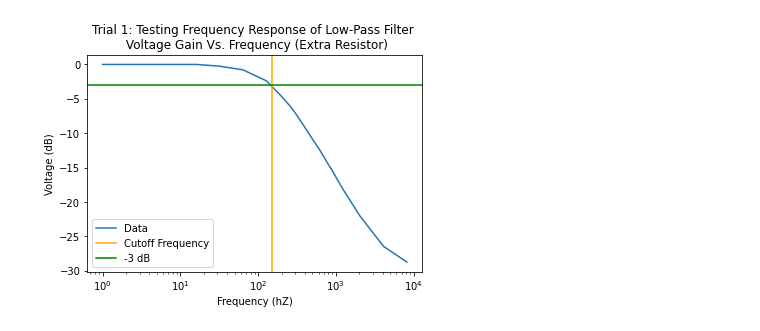
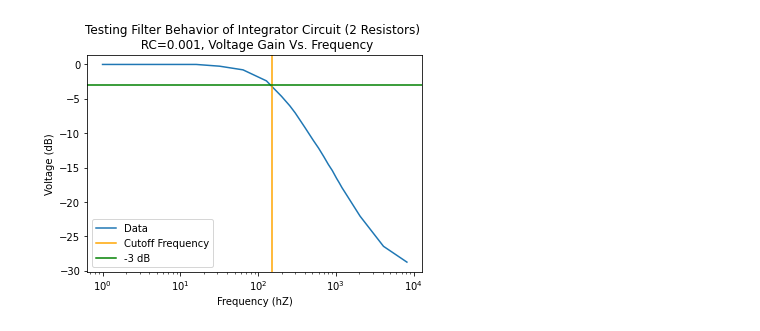
Before and after one commit to matthew-ding/physics5bl, a Jupyter notebook: Capstone/FilterData.ipynb, the cells around one changed output. Saved outputs shown, nothing was run; the diff lists cells and outputs as text; code cells hidden in the pictures.

```diff
--- a/Capstone/FilterData.ipynb
+++ b/Capstone/FilterData.ipynb
@@ -43,14 +43,14 @@ Vpp6 = np.array([1.12, 1.1, 1.08, 1, 0.8, 0.54, 0.288, 0.252, 0.23, 0.224, 0.21,
 f7 = np.array([1, 2, 4, 8, 16, 32, 64, 75, 85, 90, 95, 100, 105, 110, 115, 120, 125, 150, 200, 400, 800, 1600])
 Vpp7 = np.array([1.12, 1.12, 1.12, 1.04, 0.84, 0.488, 0.272, 0.24, 0.216, 0.202, 0.194, 0.184, 0.178, 0.17, 0.164, 0.16, 0.152, 0.132, 0.106, 0.066, 0.044, 0.034])
 # %%
-plt.title('Trial 1: Testing Frequency Response of Low-Pass Filter \n Voltage Gain Vs. Frequency (Extra Resistor)')
+plt.title('Testing Filter Behavior of Integrator Circuit (2 Resistors) \n RC=0.001, Voltage Gain Vs. Frequency')
 plt.xlabel('Frequency (hZ)')
 plt.ylabel('Voltage (dB)')
 plt.semilogx(f1, Vout_to_gain(Vpp1, Vpp1[0]), label='Data')
 plt.axvline(x = 150, color = 'orange', label = 'Cutoff Frequency')
 plt.axhline(y = -3, color = 'green', label = '-3 dB')
 plt.legend()
 plt.show()
 # %% [output]
-[figure, old version]
+[figure, new version]
 # %%
```
Also changed, not shown: parts of 4 cells of this notebook, 1 other file.
